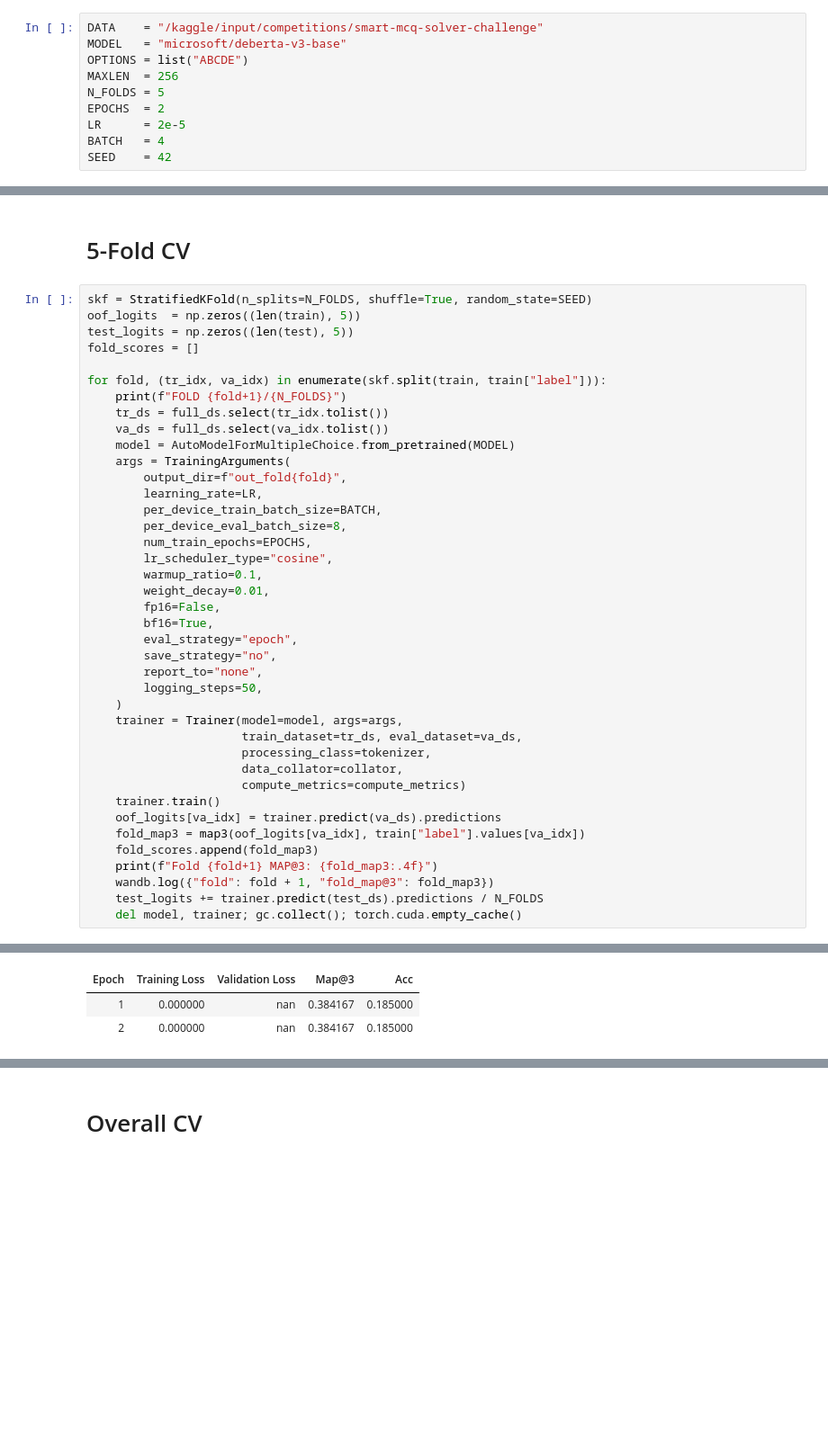
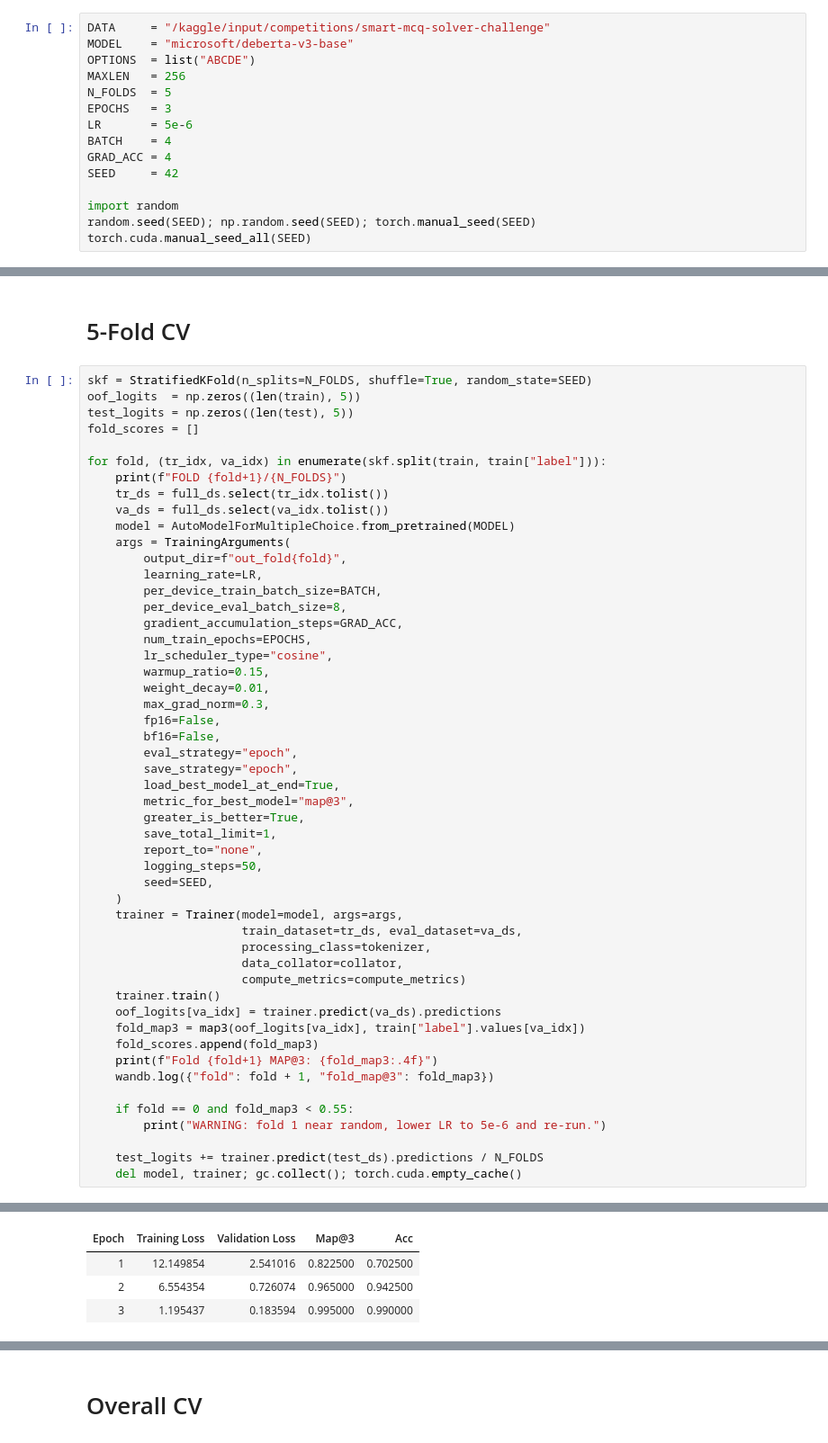
Before and after one commit to 23f1002033/dl-23f1002033-notebook-t22026, a Jupyter notebook: model_notebooks/deberta-5fold.ipynb, the cells around one changed output, grey strips where cells are left out. Shown at 90% size. Cells and saved outputs as stored; diff of their text form; blank space fills up the shorter version.

Commit message:
Updated Deberta-model Notebook

```diff
--- a/model_notebooks/deberta-5fold.ipynb
+++ b/model_notebooks/deberta-5fold.ipynb
@@ -43,15 +43,20 @@ from transformers.tokenization_utils_base import PreTrainedTokenizerBase, Paddin
 # %% [markdown]
 # Config
 # %%
-DATA    = "/kaggle/input/competitions/smart-mcq-solver-challenge"
-MODEL   = "microsoft/deberta-v3-base"
-OPTIONS = list("ABCDE")
-MAXLEN  = 256
-N_FOLDS = 5
-EPOCHS  = 2
-LR      = 2e-5
-BATCH   = 4
-SEED    = 42
+DATA     = "/kaggle/input/competitions/smart-mcq-solver-challenge"
+MODEL    = "microsoft/deberta-v3-base"
+OPTIONS  = list("ABCDE")
+MAXLEN   = 256
+N_FOLDS  = 5
+EPOCHS   = 3
+LR       = 5e-6
+BATCH    = 4
+GRAD_ACC = 4
+SEED     = 42
+
+import random
+random.seed(SEED); np.random.seed(SEED); torch.manual_seed(SEED)
+torch.cuda.manual_seed_all(SEED)
 # %% [markdown]
 # Load
 # %%
@@ -152,16 +160,23 @@ for fold, (tr_idx, va_idx) in enumerate(skf.split(train, train["label"])):
         learning_rate=LR,
         per_device_train_batch_size=BATCH,
         per_device_eval_batch_size=8,
+        gradient_accumulation_steps=GRAD_ACC,
         num_train_epochs=EPOCHS,
         lr_scheduler_type="cosine",
-        warmup_ratio=0.1,
+        warmup_ratio=0.15,
         weight_decay=0.01,
+        max_grad_norm=0.3,
         fp16=False,
-        bf16=True,
+        bf16=False,
         eval_strategy="epoch",
-        save_strategy="no",
+        save_strategy="epoch",
+        load_best_model_at_end=True,
+        metric_for_best_model="map@3",
+        greater_is_better=True,
+        save_total_limit=1,
         report_to="none",
         logging_steps=50,
+        seed=SEED,
     )
     trainer = Trainer(model=model, args=args,
                       train_dataset=tr_ds, eval_dataset=va_ds,
@@ -174,6 +189,10 @@ for fold, (tr_idx, va_idx) in enumerate(skf.split(train, train["label"])):
     fold_scores.append(fold_map3)
     print(f"Fold {fold+1} MAP@3: {fold_map3:.4f}")
     wandb.log({"fold": fold + 1, "fold_map@3": fold_map3})
+
+    if fold == 0 and fold_map3 < 0.55:
+        print("WARNING: fold 1 near random, lower LR to 5e-6 and re-run.")
+
     test_logits += trainer.predict(test_ds).predictions / N_FOLDS
     del model, trainer; gc.collect(); torch.cuda.empty_cache()
 # %% [output]
@@ -199,4 +219,5 @@ mask_predictions.classifier.weight      | UNEXPECTED |
 | Epoch | Training Loss | Validation Loss | Map@3 | Acc |
-| 1 | 0.000000 | nan | 0.384167 | 0.185000 |
-| 2 | 0.000000 | nan | 0.384167 | 0.185000 |
+| 1 | 12.149854 | 2.541016 | 0.822500 | 0.702500 |
+| 2 | 6.554354 | 0.726074 | 0.965000 | 0.942500 |
+| 3 | 1.195437 | 0.183594 | 0.995000 | 0.990000 |
 [interactive output not drawn]
```
Also changed, not shown: parts of 4 cells of this notebook.
